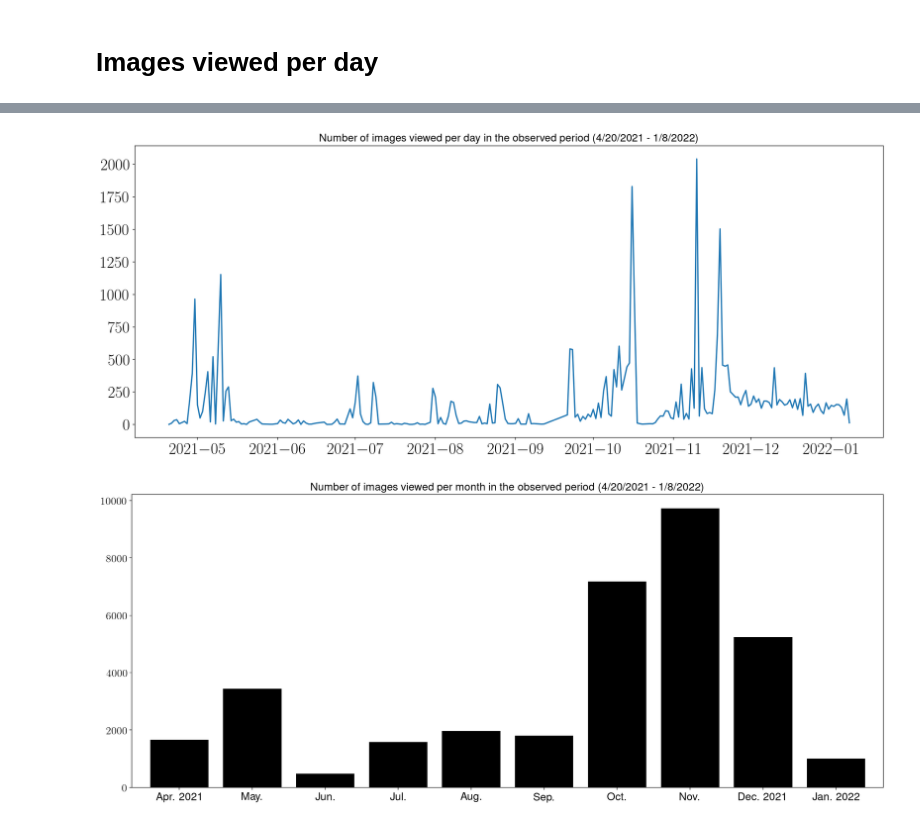
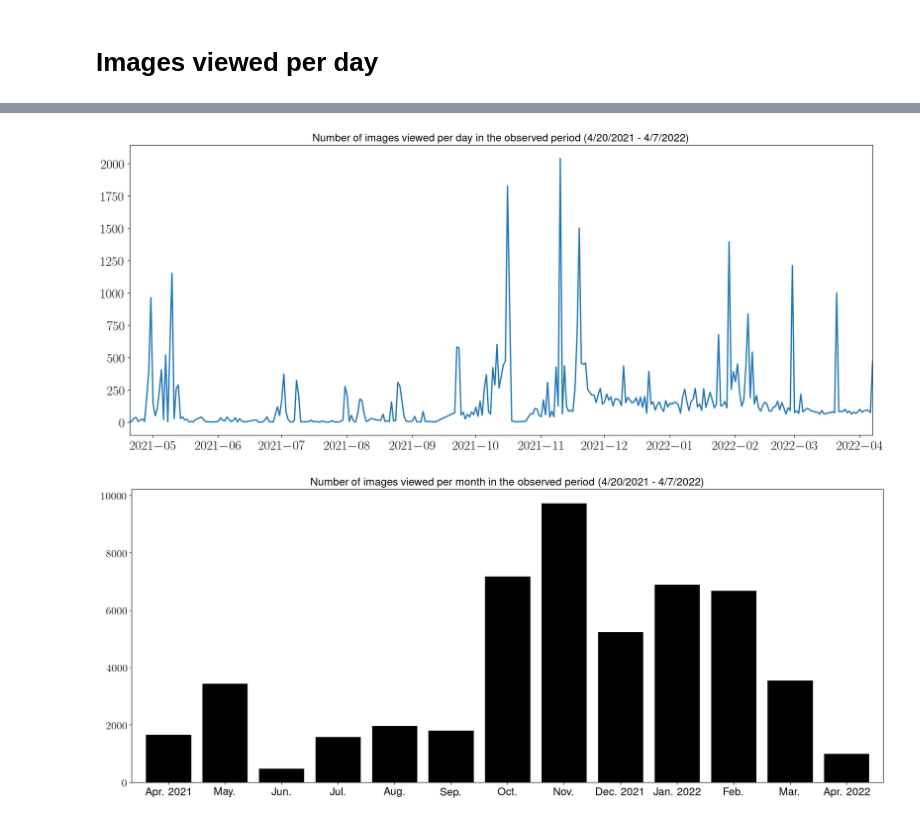
Before and after one commit to WSzP/canyoureadit-eda, a Jupyter notebook: eda.ipynb, the cells around one changed output, grey strips where cells are left out. Cells and saved outputs as stored; diff of their text form; code cells hidden in the pictures.

```diff
--- a/eda.ipynb
+++ b/eda.ipynb
@@ -171,26 +171,27 @@ assert df.groupby(df.create_dt.dt.date).count()['session_id'].sum()==len(df), 'T
 df.groupby(df.create_dt.dt.date).count()['session_id']
 fig, ax = plt.subplots()
 ax.plot(df.groupby(df.create_dt.dt.date).count()['session_id'], linewidth=2.0)
-# for label in (ax.get_xticklabels() + ax.get_yticklabels()):
-#     label.set_fontsize(20)
-ax.set_title('Number of images viewed per day in the observed period (4/20/2021 - 1/8/2022)', fontsize=16)
+for label in (ax.get_xticklabels() + ax.get_yticklabels()):
+    label.set_fontsize(20)
+ax.set_title(f'Number of images viewed per day in the observed period (4/20/2021 - {ENDTIME})', fontsize=16)
+plt.xlim((min(df.create_dt.dt.date),max(df.create_dt.dt.date)))
 plt.savefig(EXPORTDIR+'images_viewed_per_day.png',dpi=300)
 plt.savefig(EXPORTDIR+'images_viewed_per_day.pdf')
 plt.show()
 # %% [output]
-[figure, old version]
+[figure, new version]
 # %%
 monthly = df.groupby([df.create_dt.dt.year,df.create_dt.dt.month]).count()['session_id']
 assert monthly.sum()==len(df), 'Total number of images viewed does not match after grouping by day!'
 fig, ax = plt.subplots()
 ax = monthly.plot.bar(rot=0,color='k',width=0.8)
 ax.set_xlabel('')
-ax.set_xticklabels(['Apr. 2021', 'May.', 'Jun.', 'Jul.', 'Aug.', 'Sep.', 'Oct.', 'Nov.', 'Dec. 2021','Jan. 2022'])
+ax.set_xticklabels(['Apr. 2021', 'May.', 'Jun.', 'Jul.', 'Aug.', 'Sep.', 'Oct.', 'Nov.', 'Dec. 2021','Jan. 2022','Feb.','Mar.','Apr. 2022'])
 for label in (ax.get_xticklabels() + ax.get_yticklabels()):
     label.set_fontsize(16)
-ax.set_title('Number of images viewed per month in the observed period (4/20/2021 - 1/8/2022)', fontsize=16)
+ax.set_title(f'Number of images viewed per month in the observed period (4/20/2021 - {ENDTIME})', fontsize=16)
 plt.savefig(EXPORTDIR+'images_viewed_per_day.png',dpi=300)
 plt.savefig(EXPORTDIR+'images_viewed_per_day.pdf')
 plt.show()
 # %% [output]
-[figure, old version]
+[figure, new version]
```
Also changed, not shown: parts of 13 cells of this notebook, 12 other files.
